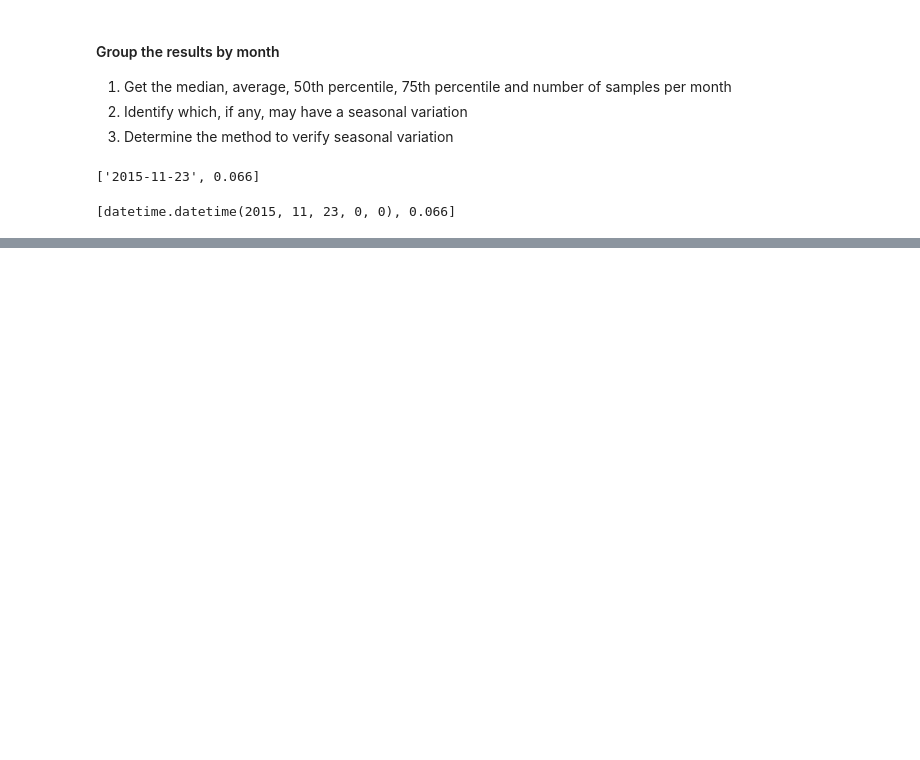
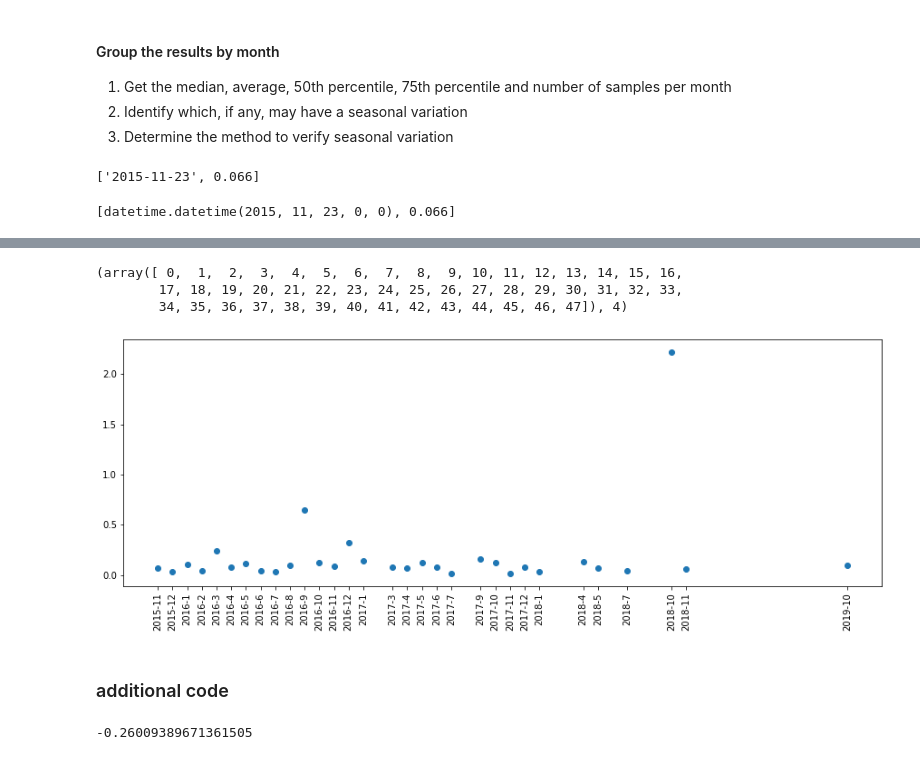
Before and after one commit to hammerdirt/SWE_2019, a Jupyter notebook: Notebook Two.ipynb, the cells around one changed output, grey strips where cells are left out. Cells and saved outputs as stored; diff of their text form; code cells hidden in the pictures; blank space fills up the shorter version.

```diff
--- a/Notebook Two.ipynb
+++ b/Notebook Two.ipynb
@@ -241,0 +483,9 @@ toys_grouped_by_month_year = group_values_by_month_year(toys_dates_datetime)
+# %%
+# time elapsed from the first to last measurment
+n_year = int(A[-1,1] - A[0,1])
+time = np.arange(n_year*12)
+time, int(n_year)
+# %% [output]
+(array([ 0,  1,  2,  3,  4,  5,  6,  7,  8,  9, 10, 11, 12, 13, 14, 15, 16,
+        17, 18, 19, 20, 21, 22, 23, 24, 25, 26, 27, 28, 29, 30, 31, 32, 33,
+        34, 35, 36, 37, 38, 39, 40, 41, 42, 43, 44, 45, 46, 47]), 4)
@@ -241,0 +496,44 @@ toys_grouped_by_month_year = group_values_by_month_year(toys_dates_datetime)
+# %%
+T = np.column_stack((t,time))
+#T
+# %%
+# add empty months to array A
+j = 0
+i = 0
+while i < len(toys_grouped_by_month_year) and j < len(T):
+    if A[i,2] == T[j,0]:
+        A[i,3] = T[j, 1]
+        i = i + 1
+        j = j + 1
+    else:
+        j = j + 1
+#A
+# %%
+dates = [' ']*len(A)
+for i in range(0,len(A)):
+    dates[i] = '{year}-{month}'.format(year = int(A[i,1]), month = int(A[i,2]))
+#dates
+# %%
+# set a default figure size for all figures
+plt.rcParams['figure.figsize'] = [15, 5]
+# %%
+plt.scatter(A[:,3], A[:,0])
+plt.xticks(A[:,3], dates, rotation = 'vertical')
+plt.show()
+# %% [output]
+[figure, added]
+# %% [markdown]
+### additional code
+# %%
+# probability of finding this mean compared to the entire lac
+sigma = 10.65 # standard deviation lake all time
+mean = 9.14 # average for the lake  all time
+x  = 6.37 # average obtained at pierretes 2019.10.10
+n = 191 # samples
+
+#(1/(2*np.pi*sigma**2)**0.5)*np.e**(-(x-mean)**2/(2*sigma**2))
+Z1 = (x - mean)/(sigma/n**0.5)
+Z2 = (x - mean)/(sigma)
+Z2
+# %% [output]
+-0.26009389671361505
```
Also changed, not shown: parts of 32 cells of this notebook, 1 other file.
